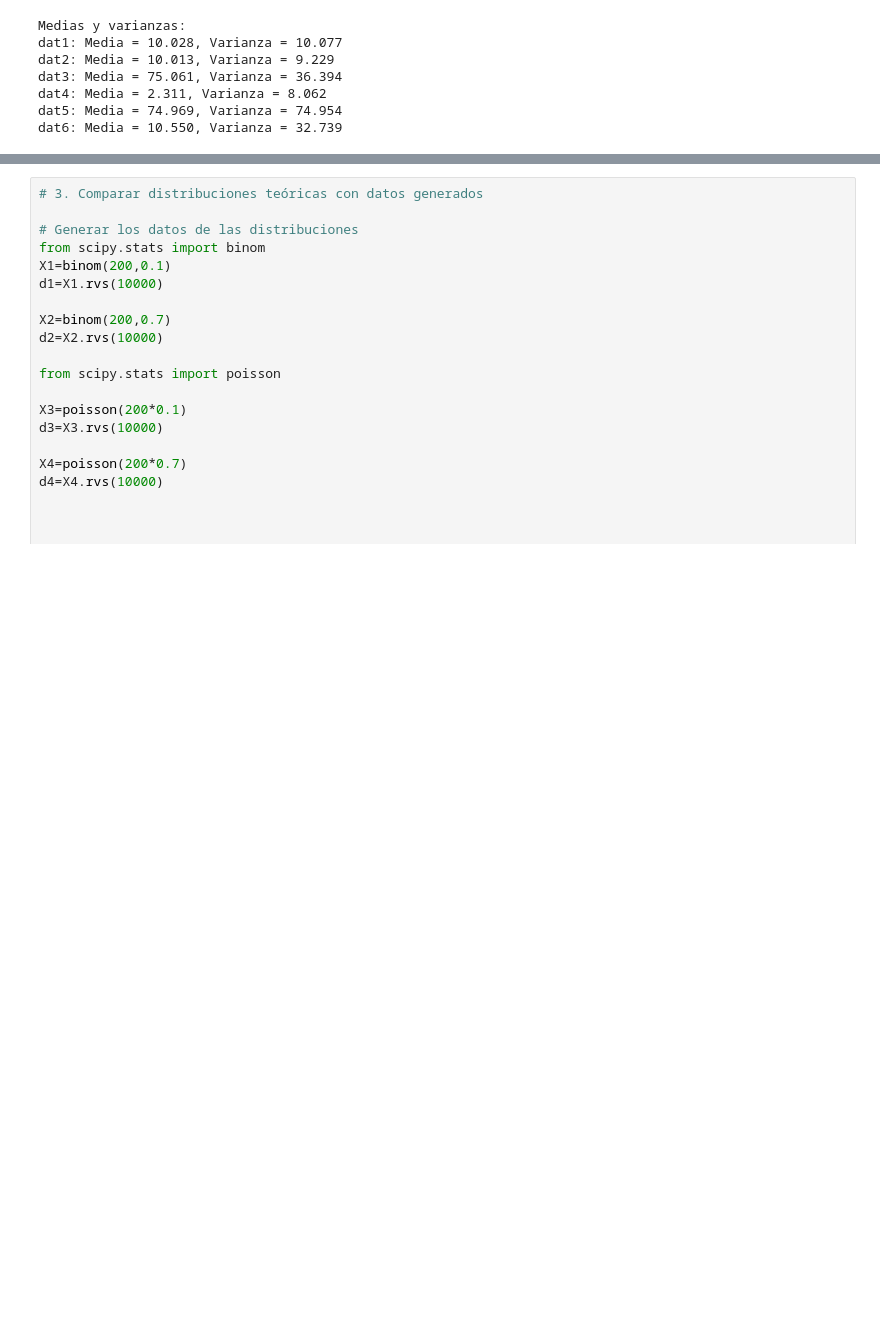
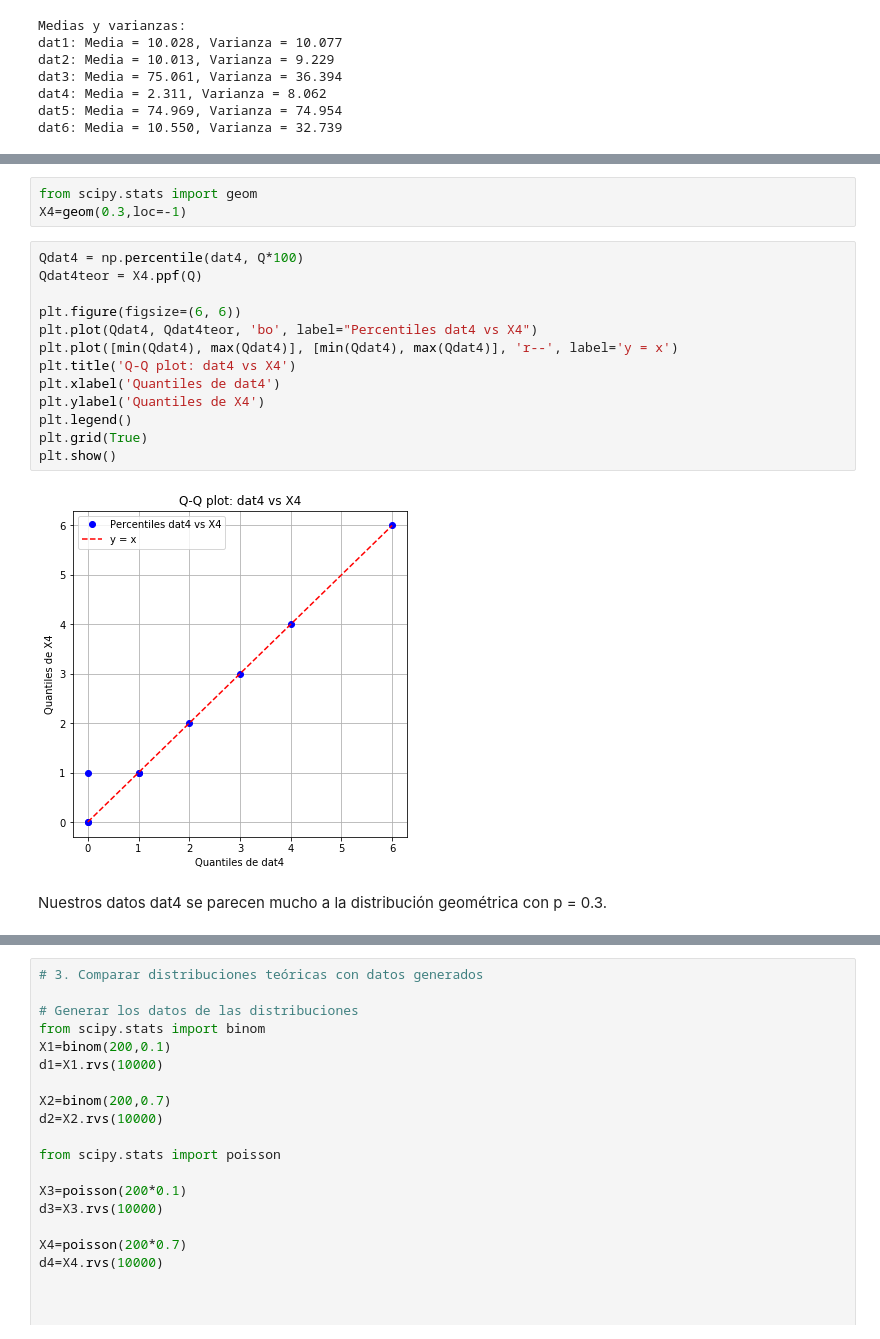
Before and after one commit to JMALMIRA/statistics, a Jupyter notebook: PRACTICA 9 ESTADISTICA.ipynb, the cells around one changed output, grey strips where cells are left out. Cells and saved outputs as stored; diff of their text form; blank space fills up the shorter version.

```diff
--- a/PRACTICA 9 ESTADISTICA.ipynb
+++ b/PRACTICA 9 ESTADISTICA.ipynb
@@ -182,0 +257,20 @@ dat6: Media = 10.550, Varianza = 32.739
+# %%
+from scipy.stats import geom
+X4=geom(0.3,loc=-1)
+# %%
+Qdat4 = np.percentile(dat4, Q*100)
+Qdat4teor = X4.ppf(Q)
+
+plt.figure(figsize=(6, 6))
+plt.plot(Qdat4, Qdat4teor, 'bo', label="Percentiles dat4 vs X4")
+plt.plot([min(Qdat4), max(Qdat4)], [min(Qdat4), max(Qdat4)], 'r--', label='y = x')
+plt.title('Q-Q plot: dat4 vs X4')
+plt.xlabel('Quantiles de dat4')
+plt.ylabel('Quantiles de X4')
+plt.legend()
+plt.grid(True)
+plt.show()
+# %% [output]
+[figure, added]
+# %% [markdown]
+Nuestros datos dat4 se parecen mucho a la distribución geométrica con p = 0.3.
```
Also changed, not shown: parts of 22 cells of this notebook.
